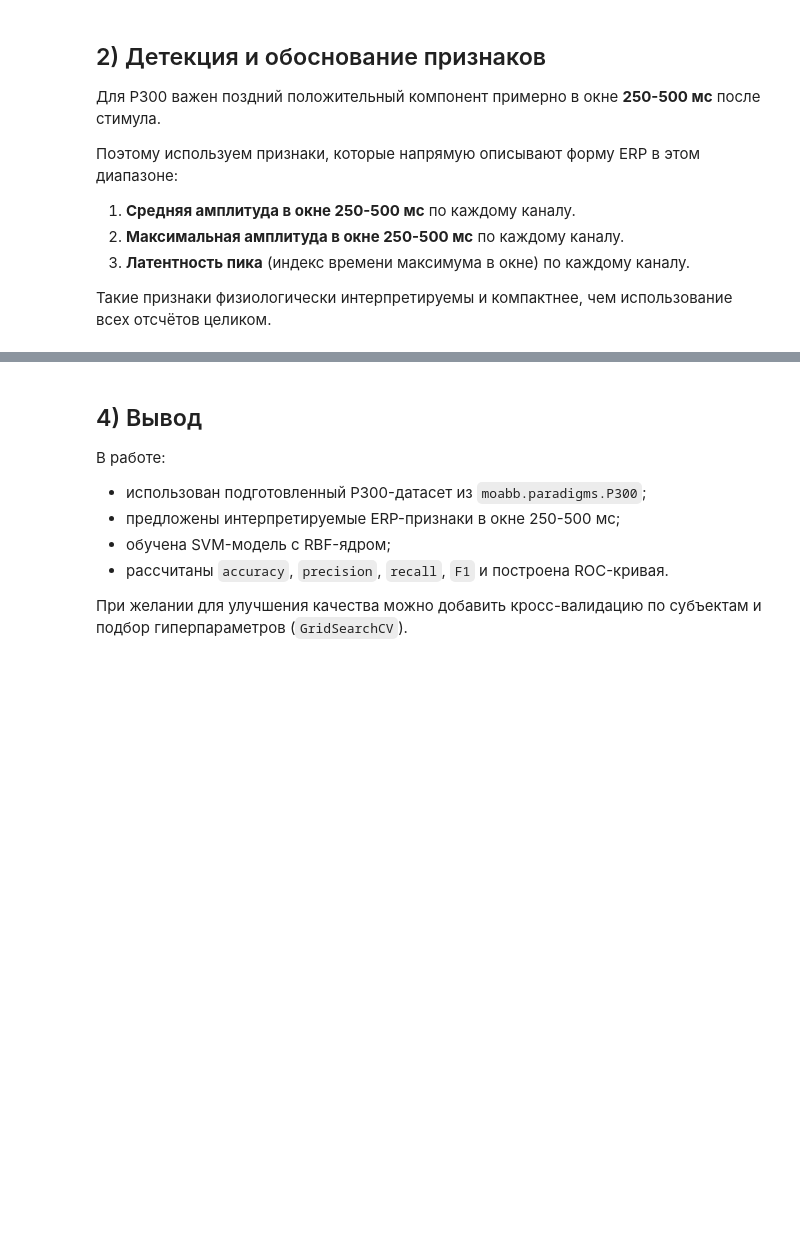
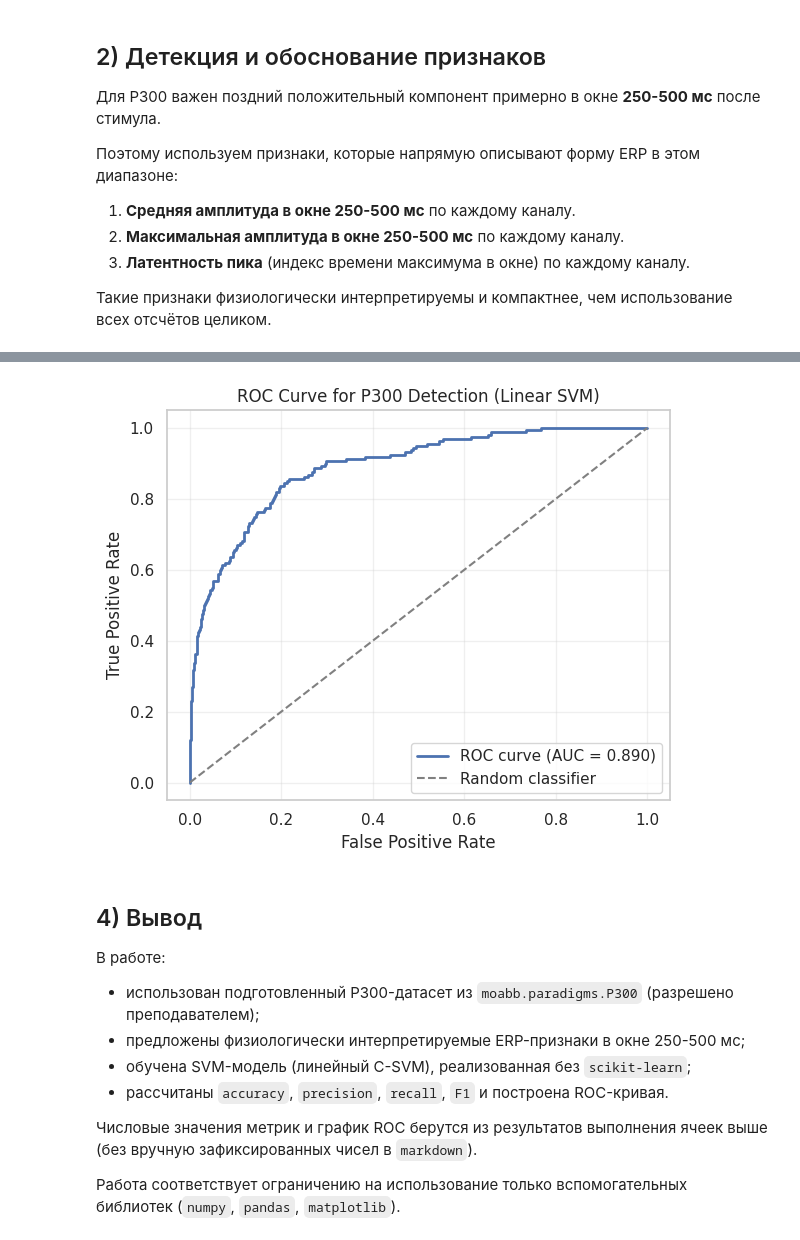
Before and after one commit to AndrewTheMaster/classicML-itmo-basics-course, a Jupyter notebook: л3.ipynb, the cells around one changed output, grey strips where cells are left out. Drawn from its saved outputs; the diff is of its cells as text; code cells hidden in the pictures; blank space fills up the shorter version.

```diff
--- a/л3.ipynb
+++ b/л3.ipynb
@@ -169,24 +327,27 @@ plt.show()
 # %%
 # ROC-кривая
-fpr, tpr, _ = roc_curve(y_test, y_proba)
-roc_auc = auc(fpr, tpr)
+fpr, tpr, roc_auc = roc_curve_manual(y_test, y_proba)
 
 plt.figure(figsize=(6, 5))
 plt.plot(fpr, tpr, lw=2, label=f'ROC curve (AUC = {roc_auc:.3f})')
 plt.plot([0, 1], [0, 1], linestyle='--', color='gray', label='Random classifier')
 plt.xlabel('False Positive Rate')
 plt.ylabel('True Positive Rate')
-plt.title('ROC Curve for P300 Detection (SVM)')
+plt.title('ROC Curve for P300 Detection (Linear SVM)')
 plt.legend(loc='lower right')
 plt.tight_layout()
 plt.show()
+# %% [output]
+[figure, added]
 # %% [markdown]
 ## 4) Вывод
 
 В работе:
-- использован подготовленный P300-датасет из `moabb.paradigms.P300`;
-- предложены интерпретируемые ERP-признаки в окне 250-500 мс;
-- обучена SVM-модель с RBF-ядром;
+- использован подготовленный P300-датасет из `moabb.paradigms.P300` (разрешено преподавателем);
+- предложены физиологически интерпретируемые ERP-признаки в окне 250-500 мс;
+- обучена SVM-модель (линейный C-SVM), реализованная без `scikit-learn`;
 - рассчитаны `accuracy`, `precision`, `recall`, `F1` и построена ROC-кривая.
 
-При желании для улучшения качества можно добавить кросс-валидацию по субъектам и подбор гиперпараметров (`GridSearchCV`).
+Числовые значения метрик и график ROC берутся из результатов выполнения ячеек выше (без вручную зафиксированных чисел в `markdown`).
+
+Работа соответствует ограничению на использование только вспомогательных библиотек (`numpy`, `pandas`, `matplotlib`).
```
Also changed, not shown: parts of 8 cells of this notebook, 34 other files.
